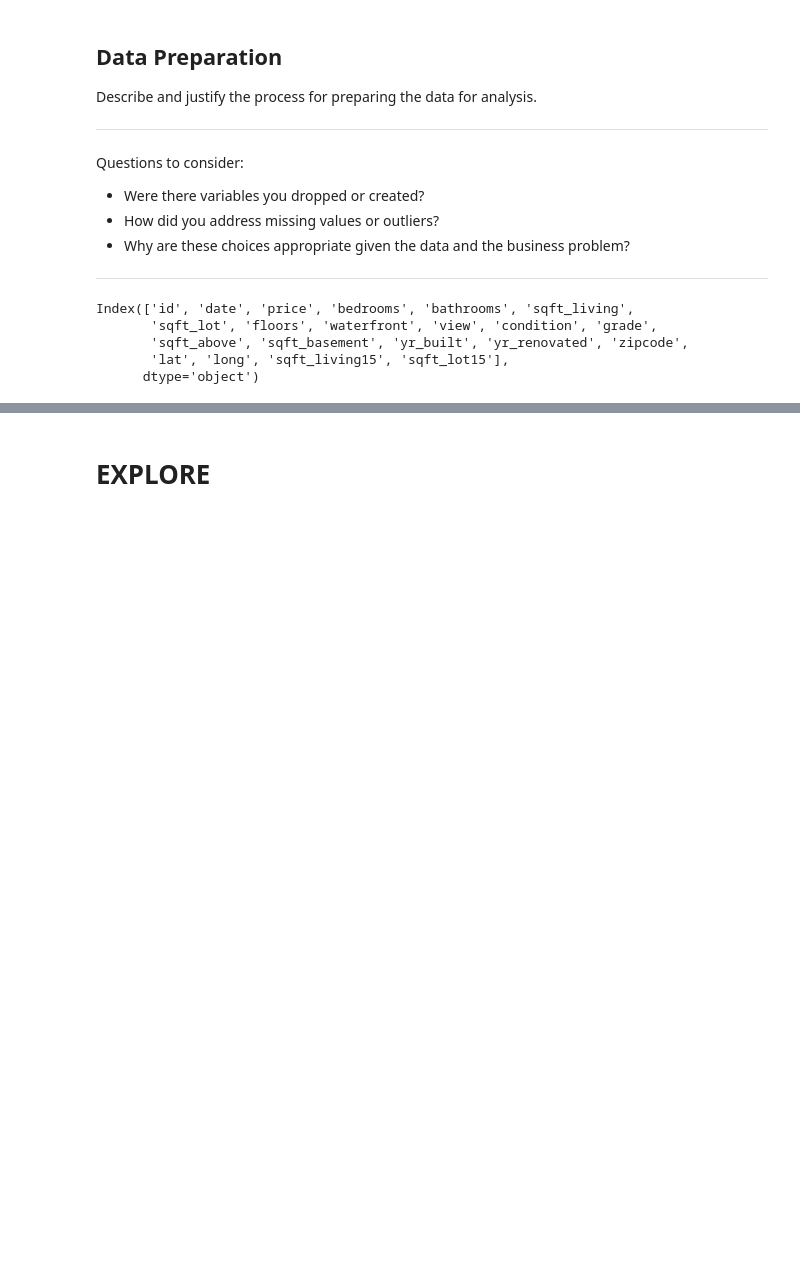
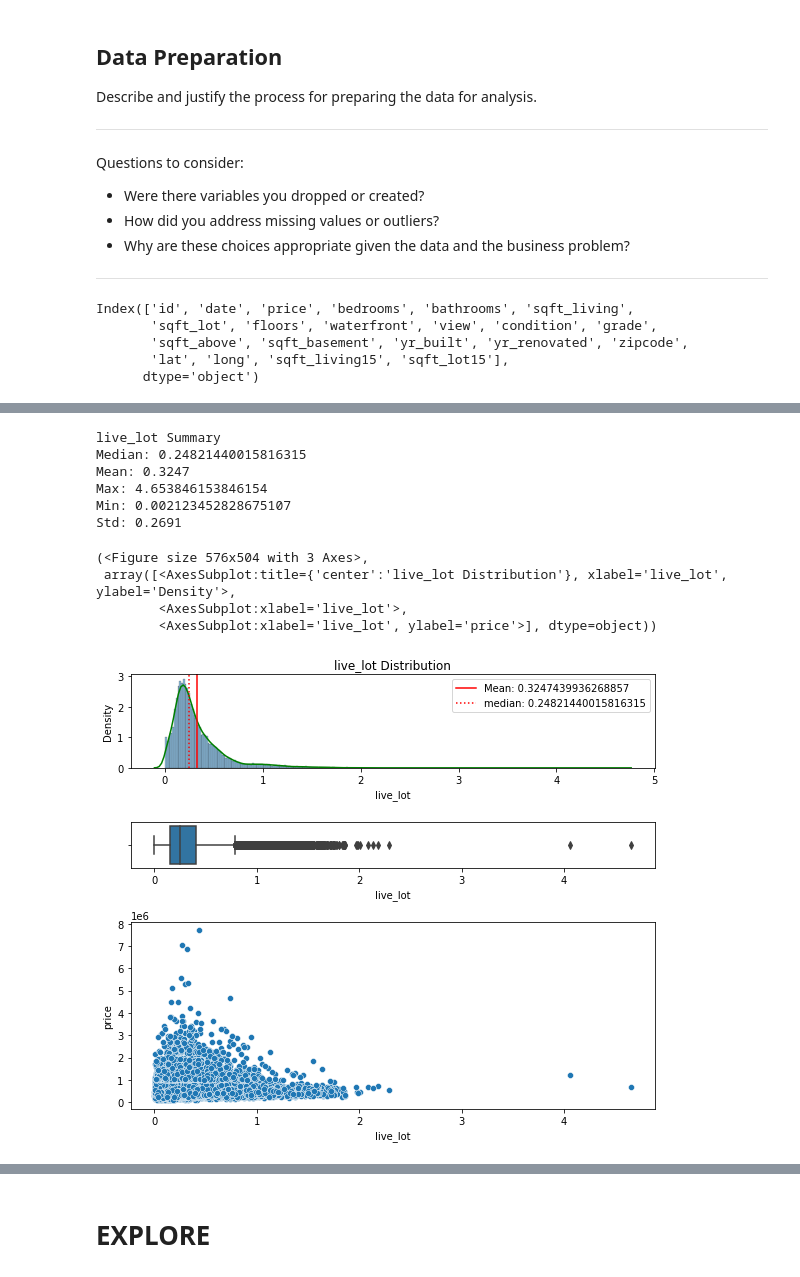
Before and after one commit to kuninethan95/dsc-phase-2-project, a Jupyter notebook: index_OSEMN_plus_mvp.ipynb, the cells around one changed output, grey strips where cells are left out. Saved outputs shown, nothing was run; the diff lists cells and outputs as text; code cells hidden in the pictures; blank space fills up the shorter version.

```diff
--- a/index_OSEMN_plus_mvp.ipynb
+++ b/index_OSEMN_plus_mvp.ipynb
@@ -755,2 +911,16 @@ df
 # %%
 # SQF vs. lot size
+df['live_lot'] = df['sqft_living']/df['sqft_lot']
+distr_(df, 'live_lot')
+# %% [output]
+live_lot Summary
+Median: 0.24821440015816315
+Mean: 0.3247
+Max: 4.653846153846154
+Min: 0.002123452828675107
+Std: 0.2691
+(<Figure size 576x504 with 3 Axes>,
+ array([<AxesSubplot:title={'center':'live_lot Distribution'}, xlabel='live_lot', ylabel='Density'>,
+        <AxesSubplot:xlabel='live_lot'>,
+        <AxesSubplot:xlabel='live_lot', ylabel='price'>], dtype=object))
+[figure, added]
```
Also changed, not shown: parts of 22 cells of this notebook.
